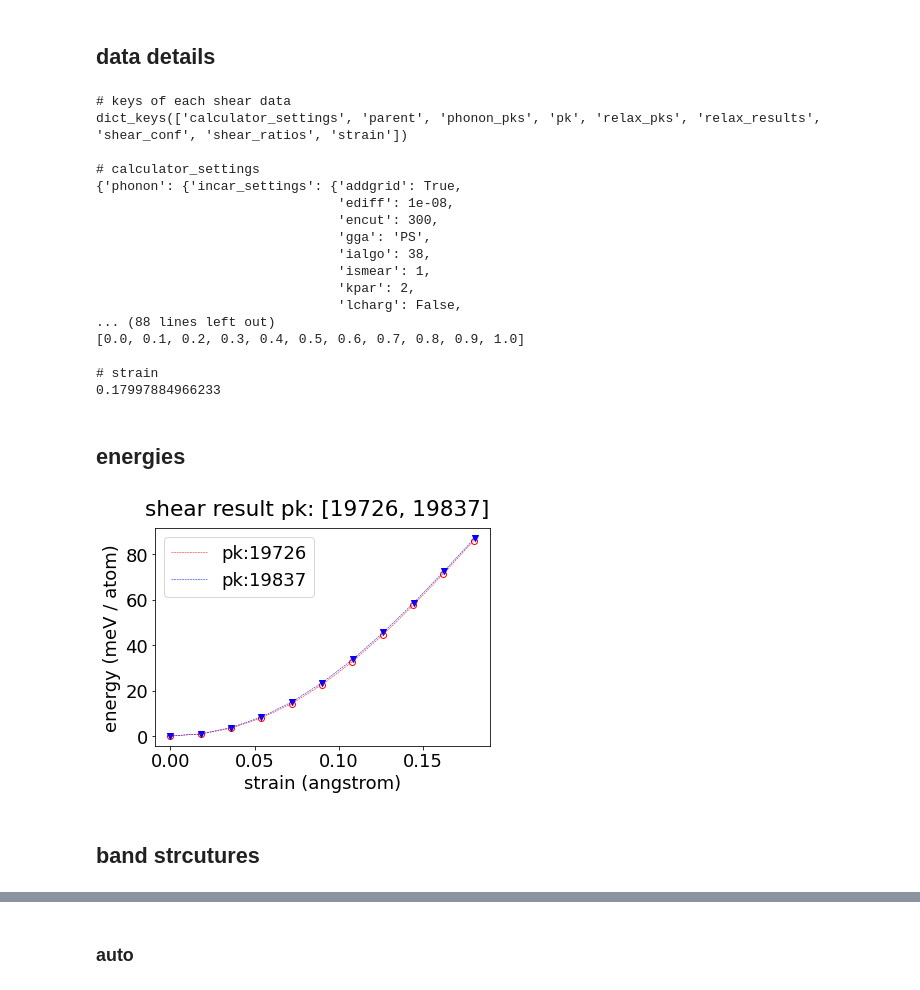
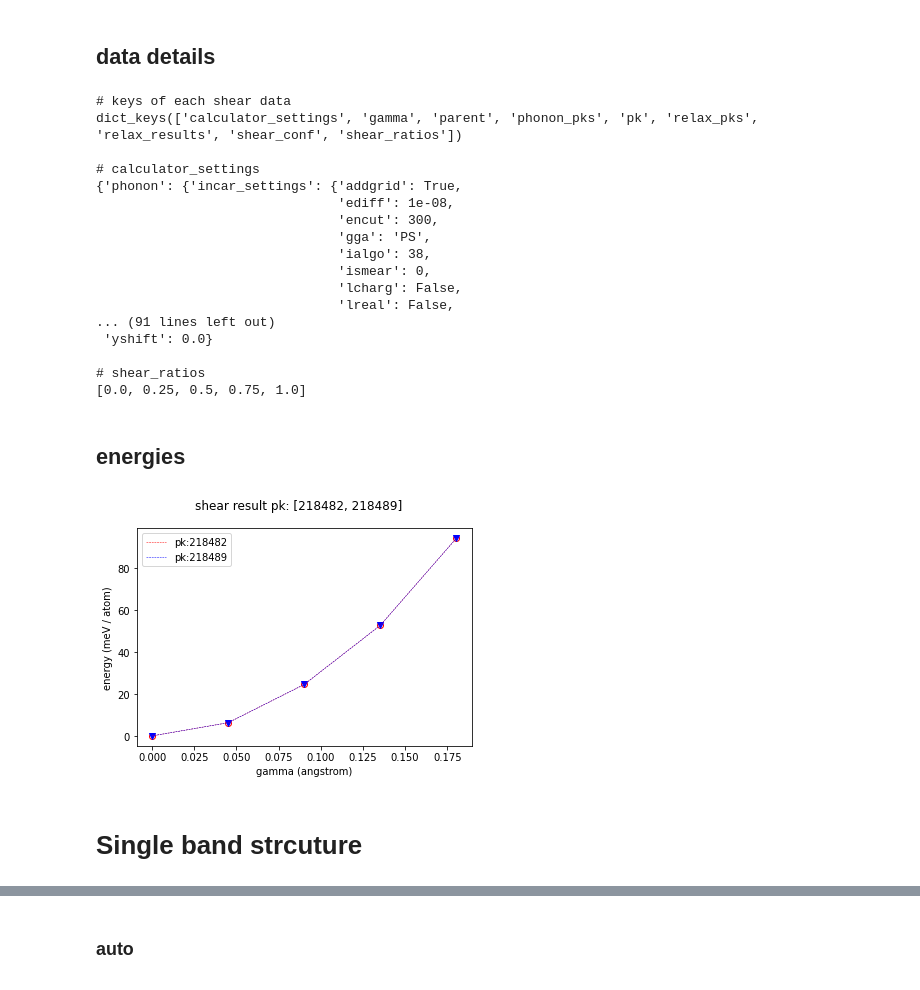
Before and after one commit to kei0822kei/aiidaplus, a Jupyter notebook: jupyter/shear.ipynb, the cells around one changed output, grey strips where cells are left out. Drawn from its saved outputs; the diff is of its cells as text; code cells hidden in the pictures.

```diff
--- a/jupyter/shear.ipynb
+++ b/jupyter/shear.ipynb
@@ -37,18 +43,13 @@ for yamlfile in yamlfiles:
 print("# keys of each shear data")
 print(shears[0].keys())
 print("")
-
-print("# calculator_settings")
-pprint(shears[0]['calculator_settings'])
-print("")
-
-for key in ['parent', 'phonon_pks', 'relax_pks', 'relax_results', 'shear_conf', 'shear_ratios', 'strain']:
+for key in shears[0].keys():
     print("# "+key)
     pprint(shears[0][key])
     print("")
 # %% [output]
 # keys of each shear data
-dict_keys(['calculator_settings', 'parent', 'phonon_pks', 'pk', 'relax_pks', 'relax_results', 'shear_conf', 'shear_ratios', 'strain'])
+dict_keys(['calculator_settings', 'gamma', 'parent', 'phonon_pks', 'pk', 'relax_pks', 'relax_results', 'shear_conf', 'shear_ratios'])
 
 # calculator_settings
 {'phonon': {'incar_settings': {'addgrid': True,
@@ -56,35 +57,35 @@ dict_keys(['calculator_settings', 'parent', 'phonon_pks', 'pk', 'relax_pks', 're
                                'encut': 300,
                                'gga': 'PS',
                                'ialgo': 38,
-                               'ismear': 1,
-                               'kpar': 2,
+                               'ismear': 0,
                                'lcharg': False,
-... (88 lines left out)
-[0.0, 0.1, 0.2, 0.3, 0.4, 0.5, 0.6, 0.7, 0.8, 0.9, 1.0]
+                               'lreal': False,
+... (91 lines left out)
+ 'yshift': 0.0}
 
-# strain
-0.17997884966233
+# shear_ratios
+[0.0, 0.25, 0.5, 0.75, 1.0]
 # %% [markdown]
 ## energies
 # %%
 fig = plt.figure()
 ax = fig.add_subplot(111)
 pks = []
 for shear in shears:
     pks.append(shear['pk'])
     line_chart(
             ax,
-            shear['strain'] * np.array(shear['shear_ratios']),
+            shear['gamma'] * np.array(shear['shear_ratios']),
             (np.array(shear['relax_results']['energies']) \
                 - shear['relax_results']['energies'][0]) \
                   * 1000 / shear['parent']['natoms'],
-            "strain (angstrom)",
+            "gamma (angstrom)",
             "energy (meV / atom)",
             label = 'pk:' + str(shear['pk'])
             )
 ax.legend()
 fig.suptitle('shear result pk: %s' % pks)
 plt.show()
 # %% [output]
-[figure, old version]
+[figure, new version]
 # %%
@@ -97,5 +98,5 @@ def get_labels_from_phonon(phonon):
 # %% [markdown]
-## band strcutures
+# Single band strcuture
 # %%
 labels = get_default_labels_of_twinmode(shears[0]['shear_conf']['twinmode'])
 pmgstructure = load_node(shears[0]['parent']['pk']).get_pymatgen_structure()
```
Also changed, not shown: parts of 32 cells of this notebook, 6 other files.
